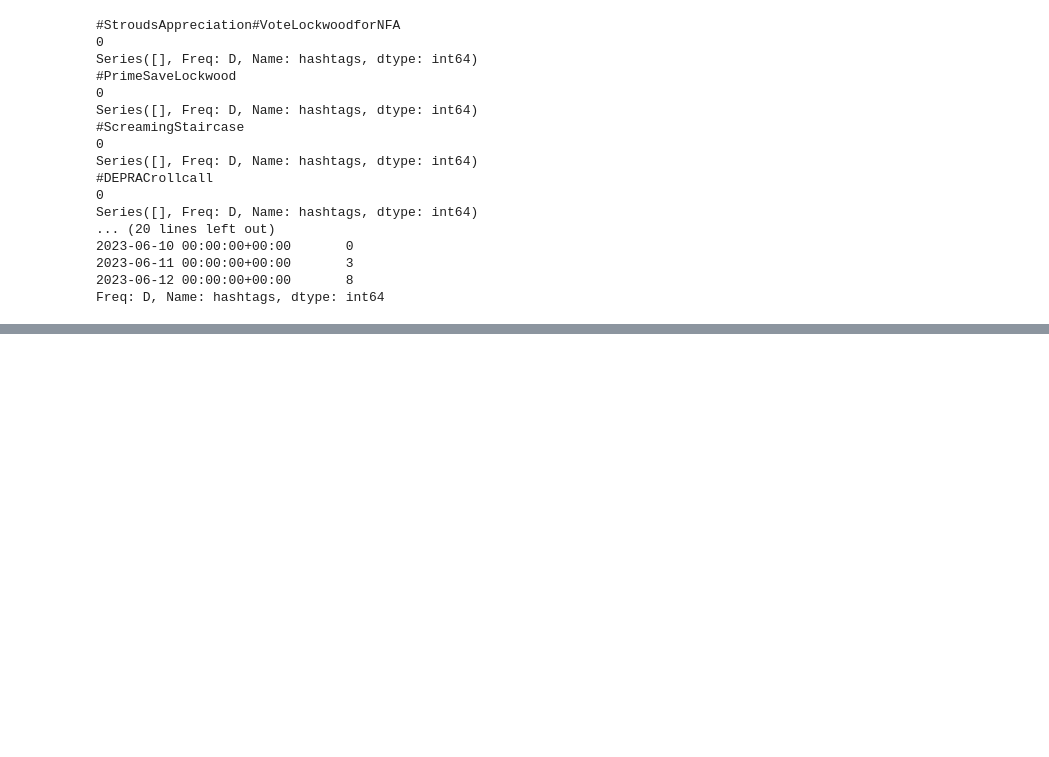
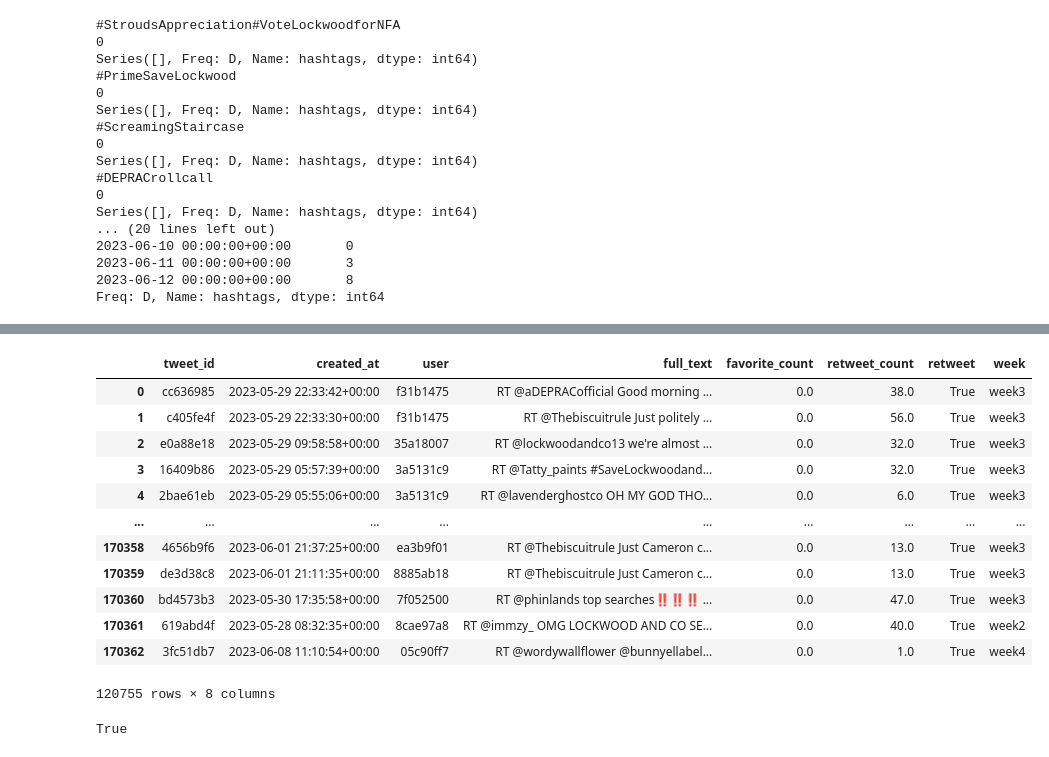
Before and after one commit to biogear13/LandCtweeterhashtag, a Jupyter notebook: tweeter_scraper.ipynb, the cells around one changed output, grey strips where cells are left out. Drawn from its saved outputs; the diff is of its cells as text; code cells hidden in the pictures; blank space fills up the shorter version.

```diff
--- a/tweeter_scraper.ipynb
+++ b/tweeter_scraper.ipynb
@@ -393,6 +391,0 @@ na_interac_df
-# %%
-if 'anonymized_user' in working_df.columns:
-    working_df.drop('anonymized_user', axis=1, inplace=True)
-user_df = pd.DataFrame(working_df['user'].unique(), columns=['user'])
-user_df['anonymized_user'] = user_df['user'].apply(anonymize)
-working_df = working_df.merge(user_df, on='user', how='left')
@@ -403,4 +391,0 @@ len(working_df)
-# %%
-working_df['created_date'] = pd.to_datetime(working_df['created_at'], utc=True)
-working_df['week_number'] = working_df['created_date'].dt.week
-working_df['week_number'].value_counts()
@@ -421,2 +391,0 @@ def get_week_label(week_number):
-# %%
-working_df['week_label'] = working_df['week_number'].apply(get_week_label)
@@ -423,2 +435,18 @@ working_df['week_label'] = working_df['week_number'].apply(get_week_label)
 # %%
-working_df.to_csv('tweeterhashtags/tweets.csv', index=False)
+working_df = working_df[['tweet_id', 'created_at', 'user', 'full_text', 'favorite_count', 'retweet_count', 'retweet', 'week']]
+working_df.to_csv('output/tweets.csv', index=False)
+working_df
+# %% [output]
+|  | tweet_id | created_at | user | full_text | favorite_count | retweet_count | retweet | week |
+| 0 | cc636985 | 2023-05-29 22:33:42+00:00 | f31b1475 | RT @aDEPRACofficial Good morning ... | 0.0 | 38.0 | True | week3 |
+| 1 | c405fe4f | 2023-05-29 22:33:30+00:00 | f31b1475 | RT @Thebiscuitrule Just politely ... | 0.0 | 56.0 | True | week3 |
+| 2 | e0a88e18 | 2023-05-29 09:58:58+00:00 | 35a18007 | RT @lockwoodandco13 we're almost ... | 0.0 | 32.0 | True | week3 |
+| 3 | 16409b86 | 2023-05-29 05:57:39+00:00 | 3a5131c9 | RT @Tatty_paints #SaveLockwoodand... | 0.0 | 32.0 | True | week3 |
+| 4 | 2bae61eb | 2023-05-29 05:55:06+00:00 | 3a5131c9 | RT @lavenderghostco OH MY GOD THO... | 0.0 | 6.0 | True | week3 |
+| ... | ... | ... | ... | ... | ... | ... | ... | ... |
+| 170358 | 4656b9f6 | 2023-06-01 21:37:25+00:00 | ea3b9f01 | RT @Thebiscuitrule Just Cameron c... | 0.0 | 13.0 | True | week3 |
+| 170359 | de3d38c8 | 2023-06-01 21:11:35+00:00 | 8885ab18 | RT @Thebiscuitrule Just Cameron c... | 0.0 | 13.0 | True | week3 |
+| 170360 | bd4573b3 | 2023-05-30 17:35:58+00:00 | 7f052500 | RT @phinlands top searches‼️‼️‼️ ... | 0.0 | 47.0 | True | week3 |
+| 170361 | 619abd4f | 2023-05-28 08:32:35+00:00 | 8cae97a8 | RT @immzy_ OMG LOCKWOOD AND CO SE... | 0.0 | 40.0 | True | week2 |
+| 170362 | 3fc51db7 | 2023-06-08 11:10:54+00:00 | 05c90ff7 | RT @wordywallflower @bunnyellabel... | 0.0 | 1.0 | True | week4 |
+120755 rows × 8 columns
@@ -426,0 +453,4 @@ working_df.value_counts('hashtags')
+# %%
+set(hashtags_df['tweet_id'])==set(working_df['tweet_id'])
+# %% [output]
+True
```
Also changed, not shown: parts of 28 cells of this notebook, 29 other files.
